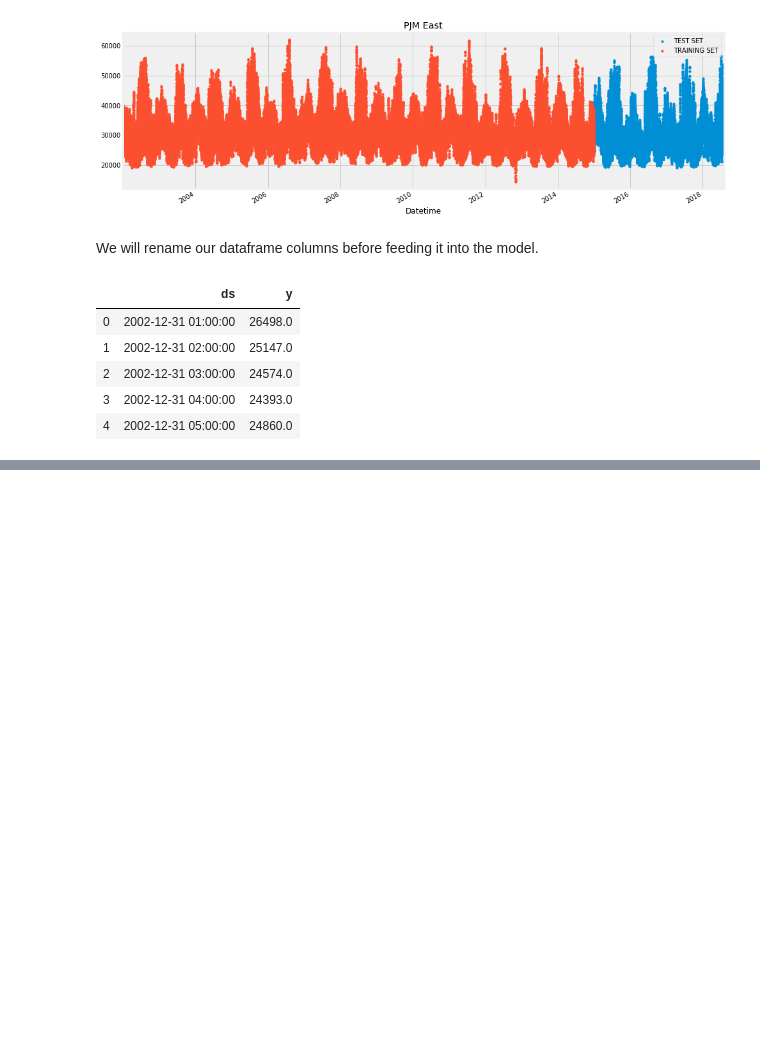
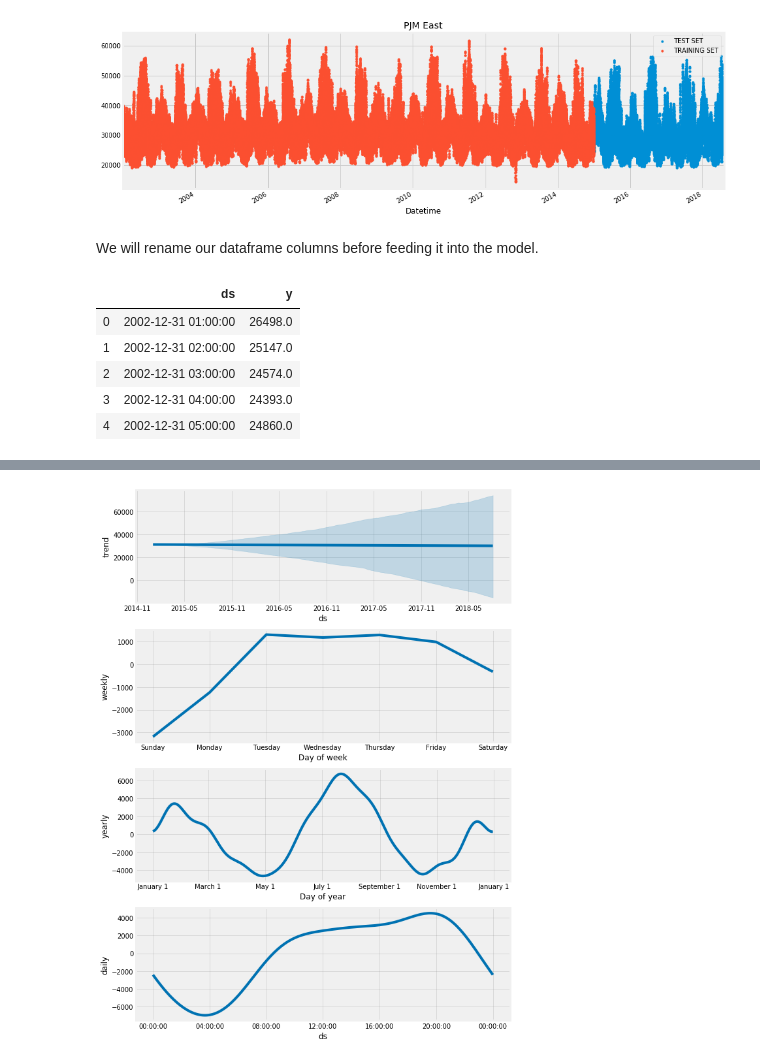
Before and after one commit to asafdar/energy_consumption_forecasting, a Jupyter notebook: data_analysis.ipynb, the cells around one changed output, grey strips where cells are left out. Cells and saved outputs as stored; diff of their text form; code cells hidden in the pictures; blank space fills up the shorter version.

```diff
--- a/data_analysis.ipynb
+++ b/data_analysis.ipynb
@@ -142,0 +144,5 @@ plt.show()
+# %%
+# Plot the components of the model
+fig = model.plot_components(pjme_test_fcst)
+# %% [output]
+[figure, added]
```
Also changed, not shown: parts of 6 cells of this notebook.
